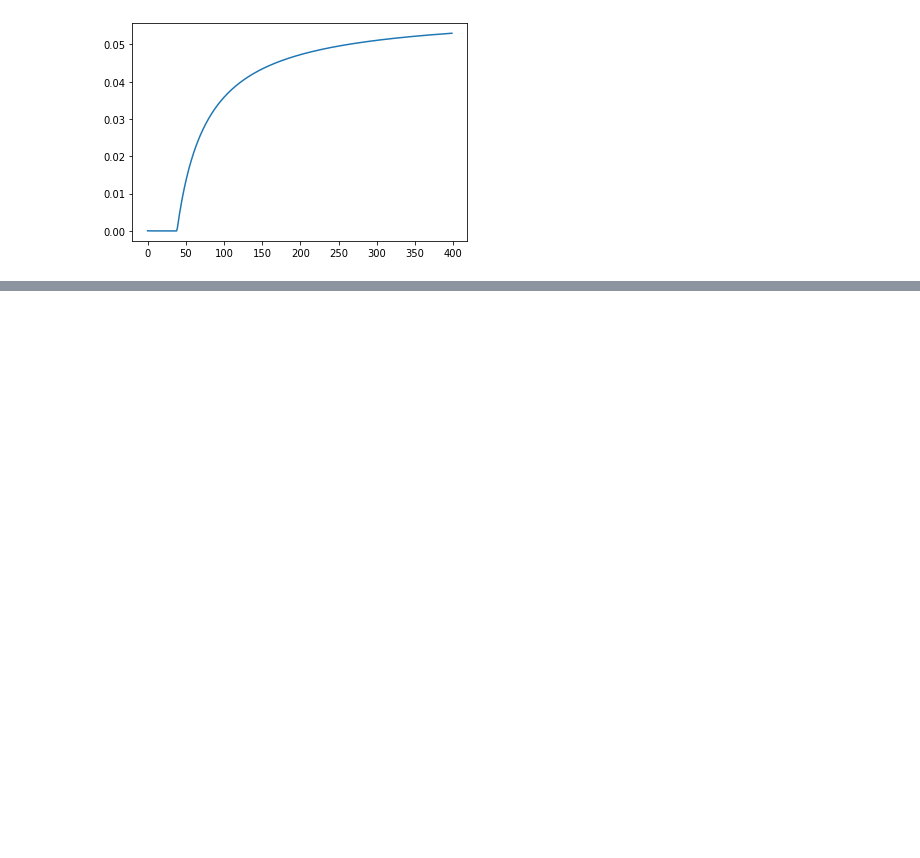
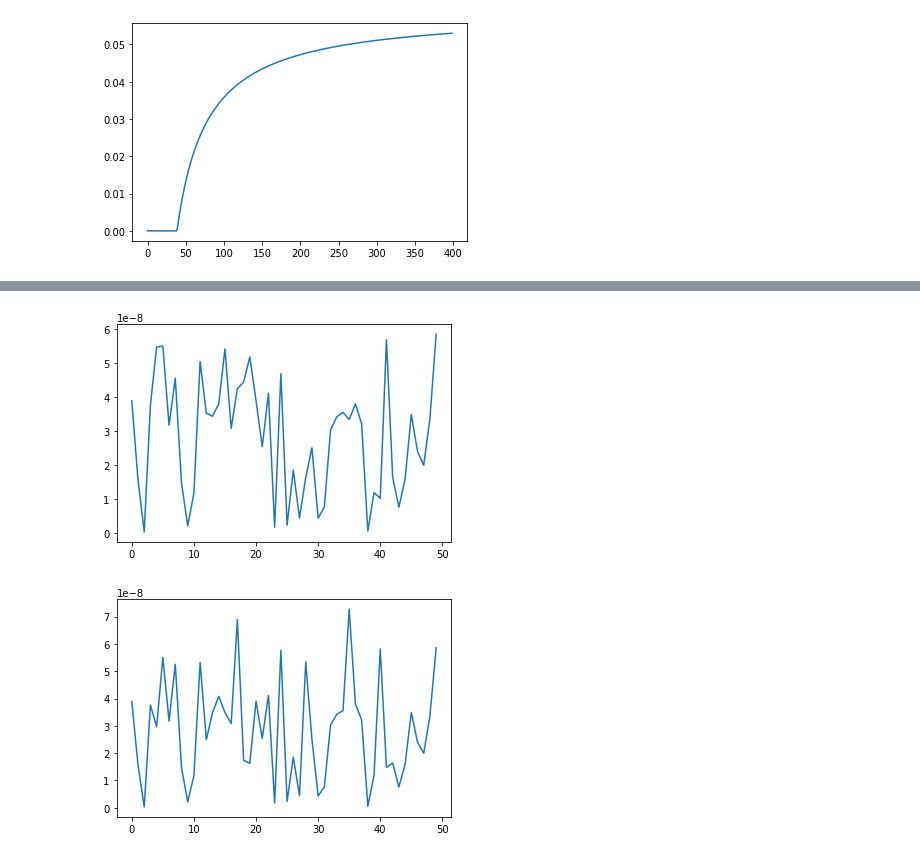
Before and after one commit to surjak/MOwNiT, a Jupyter notebook: lab1/Task1.ipynb, the cells around one changed output, grey strips where cells are left out. Saved outputs shown, nothing was run; the diff lists cells and outputs as text; code cells hidden in the pictures; blank space fills up the shorter version.

```diff
--- a/lab1/Task1.ipynb
+++ b/lab1/Task1.ipynb
@@ -89,0 +166,29 @@ Time for tree sum: 7598.0 milliseconds
+# %%
+def riemann_draw(s, n, func):
+    counter = func(0)
+    array = []
+    array2 = []
+    for k in range(1, n + 1):
+        counter += func(1 / (k ** s))
+        x1 = 1 / (k ** s)
+        y = 1 / ((k + 1) ** s)
+        z = 1 / ((k + 2) ** s)
+        array.append(relative_error(x1 + y + z, func(func(x1 + y) + z)))
+        array2.append(relative_error(x1 + y + z, func(x1 + func(y + z))))
+    draw_plot(array)
+    draw_plot(array2)
+
+
+def dirichlet_draw(s, n, func):
+    counter = func(0)
+    array = []
+    array2 = []
+    for k in range(1, n + 1):
+        counter += func((-1) ** (k - 1) * 1 / (k ** s))
+        x1 = (-1) ** (k - 1) * 1 / (k ** s)
+        y = (-1) ** ((k + 1) - 1) * 1 / ((k + 1) ** s)
+        z = (-1) ** ((k + 2) - 1) * 1 / ((k + 2) ** s)
+        array.append(relative_error(x1 + y + z, func(func(x1 + y) + z)))
+        array2.append(relative_error(x1 + y + z, func(x1 + func(y + z))))
+    draw_plot(array)
+    draw_plot(array2)
@@ -89,0 +219,5 @@ Time for tree sum: 7598.0 milliseconds
+# %%
+riemann_draw(2, 50, np.float32)
+# %% [output]
+[figure, added]
+[figure, added]
```
Also changed, not shown: parts of 18 cells of this notebook.
